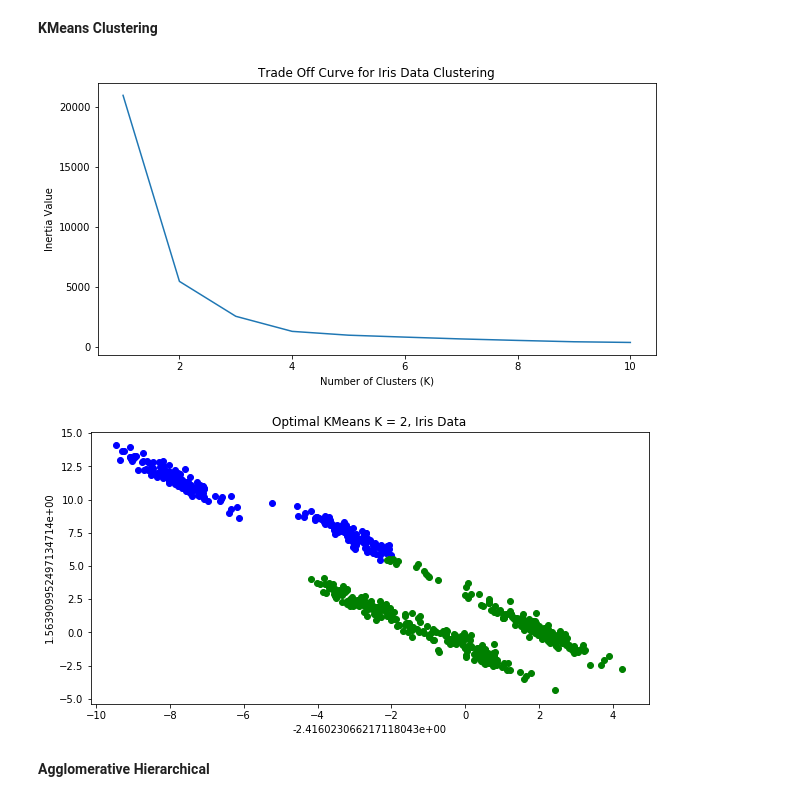
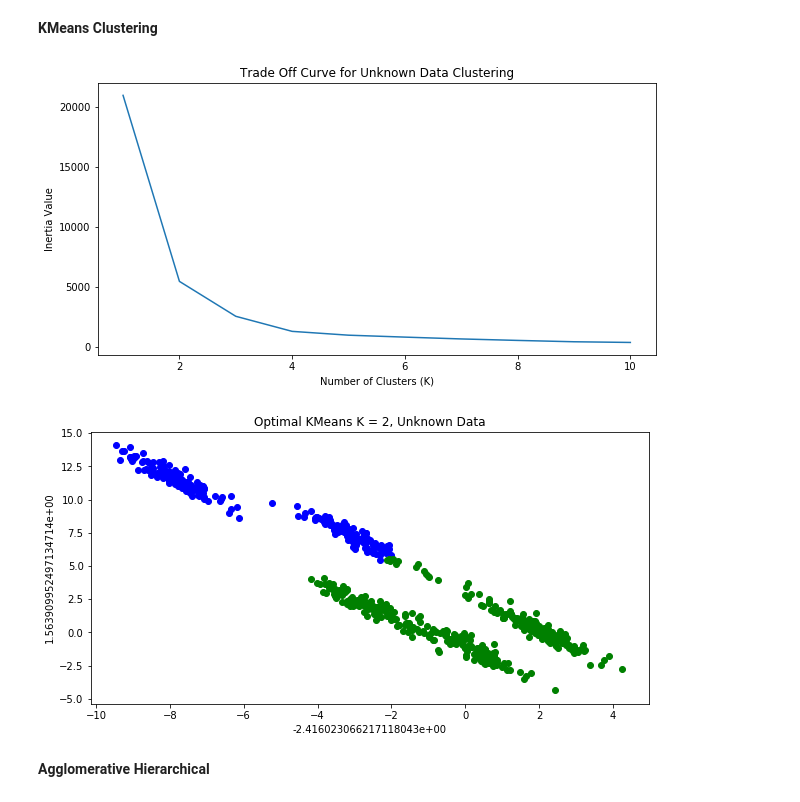
Before and after one commit to MuhammadM20/example-notebooks, a Jupyter notebook: UNIV_3360_Clustering_Homework.ipynb, the cells around one changed output. Drawn from its saved outputs; the diff is of its cells as text; code cells hidden in the pictures.

```diff
--- a/UNIV_3360_Clustering_Homework.ipynb
+++ b/UNIV_3360_Clustering_Homework.ipynb
@@ -225,29 +225,29 @@ unk_data.head()
 # %%
 k_values = [1,2,3,4,5,6,7,8,9,10]
 inertia_values = []
 
 for k in k_values:
   k_means = KMeans(n_clusters=k, random_state=4)
   k_means.fit(unk_data)
   inertia_values.append(k_means.inertia_)
 
 plt.figure(figsize=(10,5))
 plt.plot(k_values, inertia_values)
 plt.xlabel("Number of Clusters (K)")
 plt.ylabel("Inertia Value")
-plt.title("Trade Off Curve for Iris Data Clustering")
+plt.title("Trade Off Curve for Unknown Data Clustering")
 plt.show()
 # %% [output]
-[figure, old version]
+[figure, new version]
 # %%
 k_means = KMeans(n_clusters=2, random_state=4)
 k_means.fit(unk_data)
 
 k_means_labels = k_means.labels_
 
-plot_cluster(unk_data, k_means_labels, "Optimal KMeans K = 2, Iris Data")
+plot_cluster(unk_data, k_means_labels, "Optimal KMeans K = 2, Unknown Data")
 # %% [output]
-[figure, old version]
+[figure, new version]
 # %% [markdown]
 **Agglomerative Hierarchical**
 # %%
```
Also changed, not shown: parts of 10 cells of this notebook.
